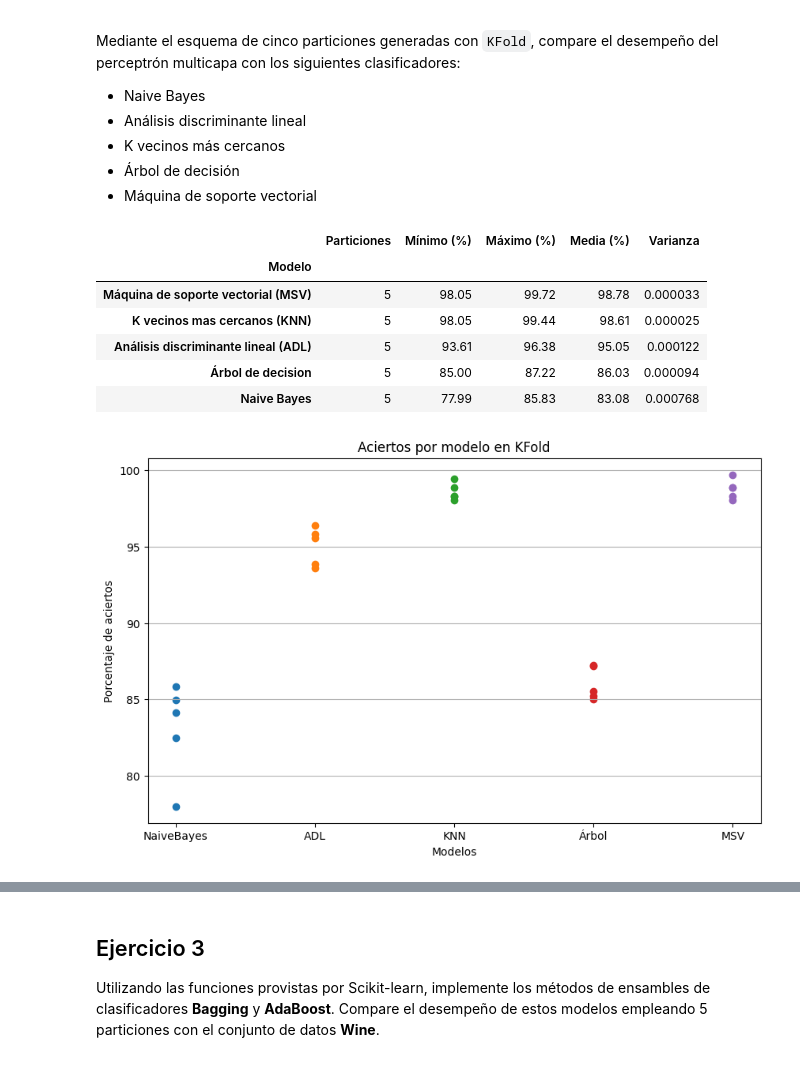
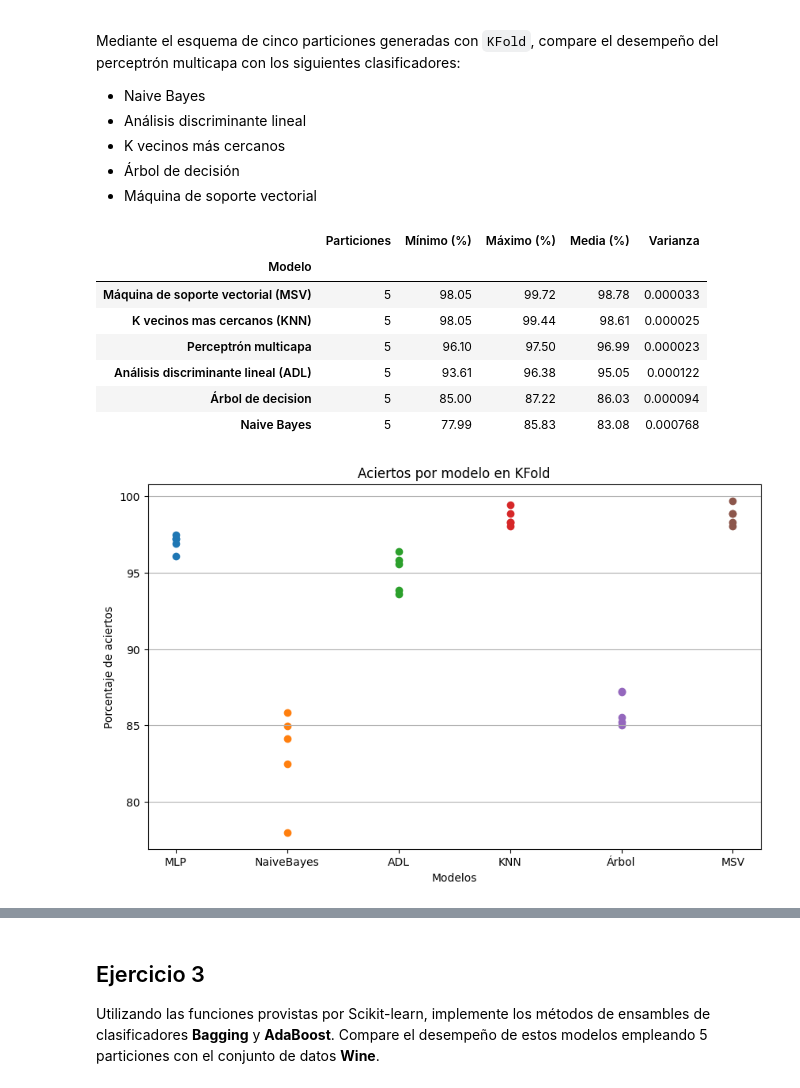
Before and after one commit to FICHCuatrimestral/InteligenciaComputacional, a Jupyter notebook: Practicas/TP3/TP3.ipynb, the cells around one changed output, grey strips where cells are left out. Drawn from its saved outputs; the diff is of its cells as text; code cells hidden in the pictures.

```diff
--- a/Practicas/TP3/TP3.ipynb
+++ b/Practicas/TP3/TP3.ipynb
@@ -222,35 +227,38 @@ Mediante el esquema de cinco particiones generadas con `KFold`, compare el desem
 - Árbol de decisión
 - Máquina de soporte vectorial
 # %%
-nombres = ['Naive Bayes',
+nombres = ['Perceptrón multicapa',
+           'Naive Bayes',
            'Análisis discriminante lineal (ADL)',
            'K vecinos mas cercanos (KNN)',
            'Árbol de decision',
            'Máquina de soporte vectorial (MSV)']
 
-modelos = [GaussianNB(),
+modelos = [MLPClassifier(hidden_layer_sizes=mejor_arquitectura, max_iter=1000, random_state=2077),
+           GaussianNB(),
            LinearDiscriminantAnalysis(),
            KNeighborsClassifier(),
            DecisionTreeClassifier(random_state=2077),
            SVC(random_state=2077)]
 
-etiquetas = ['NaiveBayes', 'ADL', 'KNN', 'Árbol', 'MSV']
+etiquetas = ['MLP', 'NaiveBayes', 'ADL', 'KNN', 'Árbol', 'MSV']
 
 datos = []
 for i in range(len(nombres)):
     resultados = evaluar_kfold(5, modelos[i])
     datos.append(resultados)
 
 tabla_ex2 = resultados_a_df(nombres, datos)
 display(tabla_ex2)
 
 graficar(etiquetas, datos)
 # %% [output]
 |  | Particiones | Mínimo (%) | Máximo (%) | Media (%) | Varianza |
 | Modelo |  |  |  |  |  |
 | Máquina de soporte vectorial (MSV) | 5 | 98.05 | 99.72 | 98.78 | 0.000033 |
 | K vecinos mas cercanos (KNN) | 5 | 98.05 | 99.44 | 98.61 | 0.000025 |
+| Perceptrón multicapa | 5 | 96.10 | 97.50 | 96.99 | 0.000023 |
 | Análisis discriminante lineal (ADL) | 5 | 93.61 | 96.38 | 95.05 | 0.000122 |
 | Árbol de decision | 5 | 85.00 | 87.22 | 86.03 | 0.000094 |
 | Naive Bayes | 5 | 77.99 | 85.83 | 83.08 | 0.000768 |
-[figure, old version]
+[figure, new version]
```
Also changed, not shown: parts of 6 cells of this notebook.
